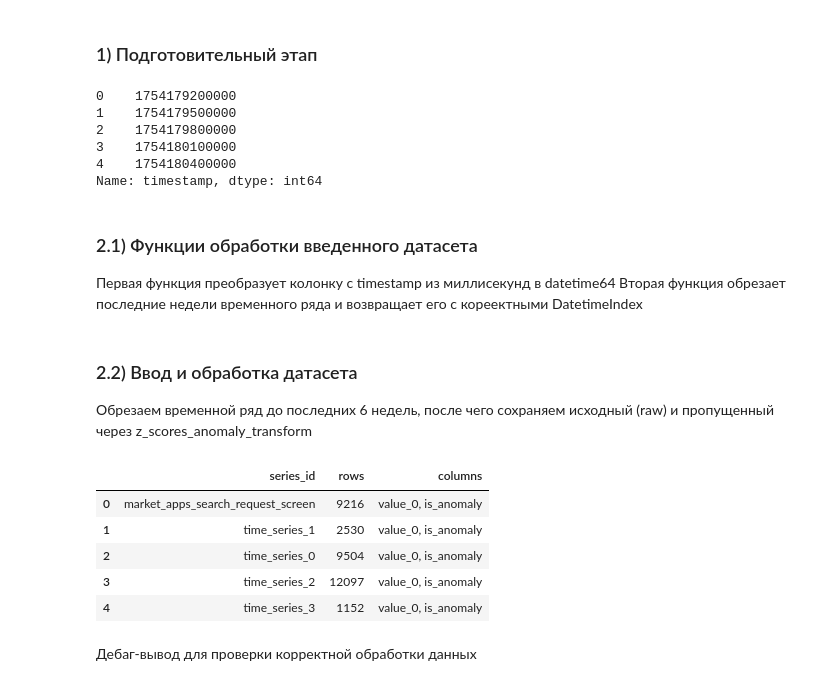
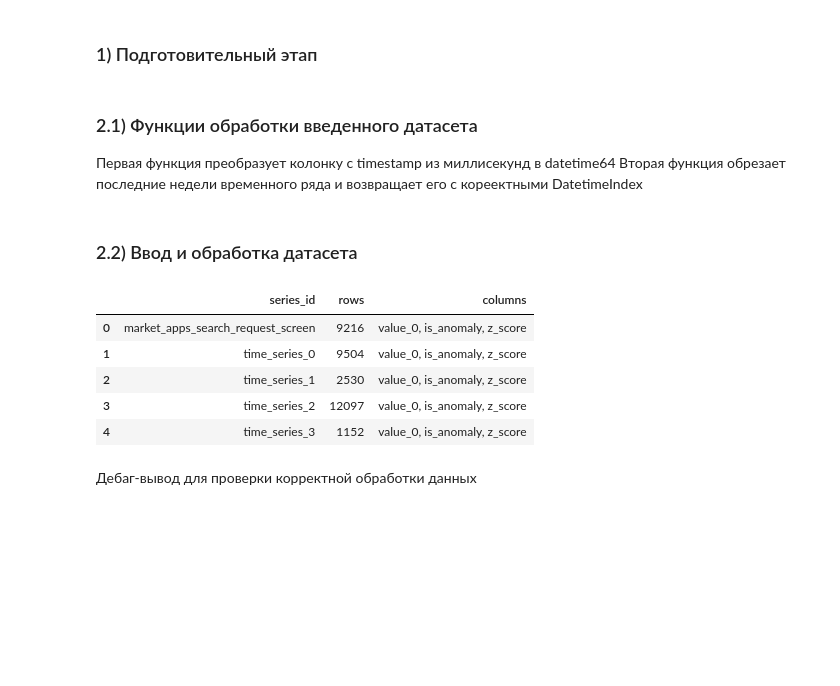
Before and after one commit to wwwwwert/AI360_team19, a Jupyter notebook: visualiser.ipynb, the cells around one changed output. Drawn from its saved outputs; the diff is of its cells as text; code cells hidden in the pictures; blank space fills up the shorter version.

```diff
--- a/visualiser.ipynb
+++ b/visualiser.ipynb
@@ -19,16 +19,6 @@ from anomaly_detection import DEFAULT_CONFIGURATION, AnomalyDetectionSystem, Tim
 
 plt.style.use("seaborn-v0_8-whitegrid")
 pd.set_option("display.max_columns", 20)
-# %%
-raw_df = pd.read_csv(dataset.datafiles[0])
-print(raw_df['timestamp'].head())
-# %% [output]
-0    1754179200000
-1    1754179500000
-2    1754179800000
-3    1754180100000
-4    1754180400000
-Name: timestamp, dtype: int64
 # %% [markdown]
 ### 2.1)  Функции обработки введенного датасета
 
@@ -70,47 +60,47 @@ def trim_last_weeks(df: pd.DataFrame, weeks: int = 6, value_col: str = None) ->
     return result_df
 # %% [markdown]
 ### 2.2) Ввод и обработка датасета
-
-Обрезаем временной ряд до последних 6 недель, после чего сохраняем исходный (raw) и пропущенный через z_scores_anomaly_transform
 # %%
-dataset = Dataset(".")
+dataset = Dataset("./time_series_examples")
 series_dict = {}
 raw_series_dict = {}
 
 for csv_path in dataset.datafiles:
     series_id = Path(csv_path).stem
     raw_df = pd.read_csv(csv_path)
 
     # Обрезаем данные за последние 6 недель, оставляем одну числовую колонку
     ts_data = trim_last_weeks(raw_df, weeks=6)
 
     raw_series_dict[series_id] = ts_data.copy()
 
     # Приводим имя колонки к формату, ожидаемому STLDetector
     if len(ts_data.columns) == 1:
         ts_data.columns = ['value_0']
     else:
+        # На всякий случай: берём только первую колонку и переименовываем
         ts_data = ts_data.iloc[:, [0]]
         ts_data.columns = ['value_0']
 
     wrapper = TimeSeriesWrapper(ts_data)
     result_wrapper = z_scores_anomaly_transform(wrapper, AnomalyDetectionSystem(**DEFAULT_CONFIGURATION))
 
+    # Сохраняем DataFrame с результатами (включая колонку 'is_anomaly')
     series_dict[series_id] = result_wrapper.time_series_pd
 
 summary = pd.DataFrame({
     "series_id": list(series_dict.keys()),
     "rows": [len(df) for df in series_dict.values()],
     "columns": [", ".join(df.columns) for df in series_dict.values()],
 })
 summary
 # %% [output]
 |  | series_id | rows | columns |
-| 0 | market_apps_search_request_screen | 9216 | value_0, is_anomaly |
-| 1 | time_series_1 | 2530 | value_0, is_anomaly |
-| 2 | time_series_0 | 9504 | value_0, is_anomaly |
-| 3 | time_series_2 | 12097 | value_0, is_anomaly |
-| 4 | time_series_3 | 1152 | value_0, is_anomaly |
+| 0 | market_apps_search_request_screen | 9216 | value_0, is_anomaly, z_score |
+| 1 | time_series_0 | 9504 | value_0, is_anomaly, z_score |
+| 2 | time_series_1 | 2530 | value_0, is_anomaly, z_score |
+| 3 | time_series_2 | 12097 | value_0, is_anomaly, z_score |
+| 4 | time_series_3 | 1152 | value_0, is_anomaly, z_score |
 # %% [markdown]
 Дебаг-вывод для проверки корректной обработки данных
 # %%
```
Also changed, not shown: parts of 5 cells of this notebook, 2 other files.
